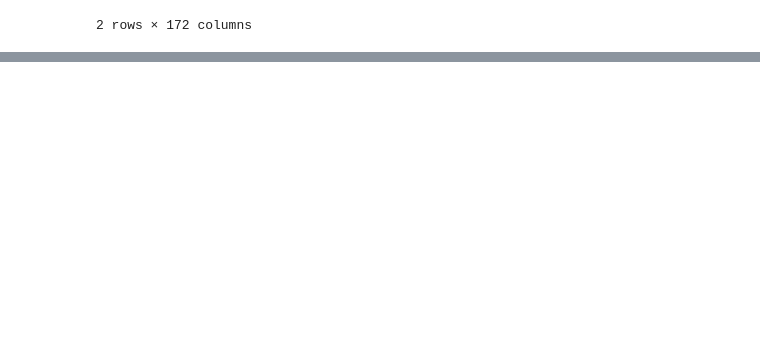
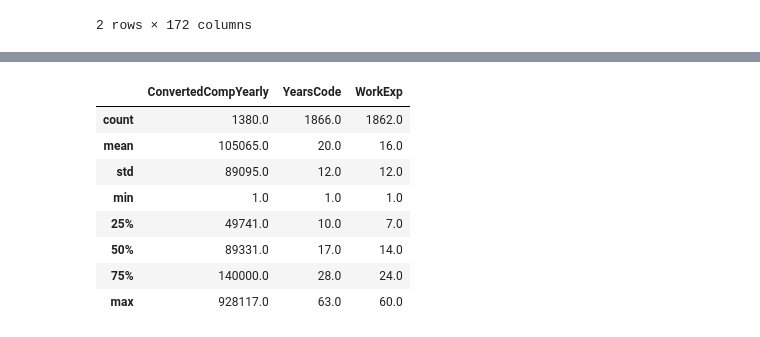
Before and after one commit to DanielAdif/eda-stackoverflow-survey-2025, a Jupyter notebook: notebooks/eda.ipynb, the cells around one changed output, grey strips where cells are left out. Saved outputs shown, nothing was run; the diff lists cells and outputs as text; code cells hidden in the pictures; blank space fills up the shorter version.

```diff
--- a/notebooks/eda.ipynb
+++ b/notebooks/eda.ipynb
@@ -35,0 +80,16 @@ Shape: (1882, 172)
+# %%
+# Coerce numeric columns that may contain strings
+for c in ['YearsCode', 'WorkExp']:
+    df[c] = pd.to_numeric(df[c], errors='coerce')
+
+df[['ConvertedCompYearly', 'YearsCode', 'WorkExp']].describe().round(0)
+# %% [output]
+|  | ConvertedCompYearly | YearsCode | WorkExp |
+| count | 1380.0 | 1866.0 | 1862.0 |
+| mean | 105065.0 | 20.0 | 16.0 |
+| std | 89095.0 | 12.0 | 12.0 |
+| min | 1.0 | 1.0 | 1.0 |
+| 25% | 49741.0 | 10.0 | 7.0 |
+| 50% | 89331.0 | 17.0 | 14.0 |
+| 75% | 140000.0 | 28.0 | 24.0 |
+| max | 928117.0 | 63.0 | 60.0 |
```
Also changed, not shown: parts of 3 cells of this notebook.
